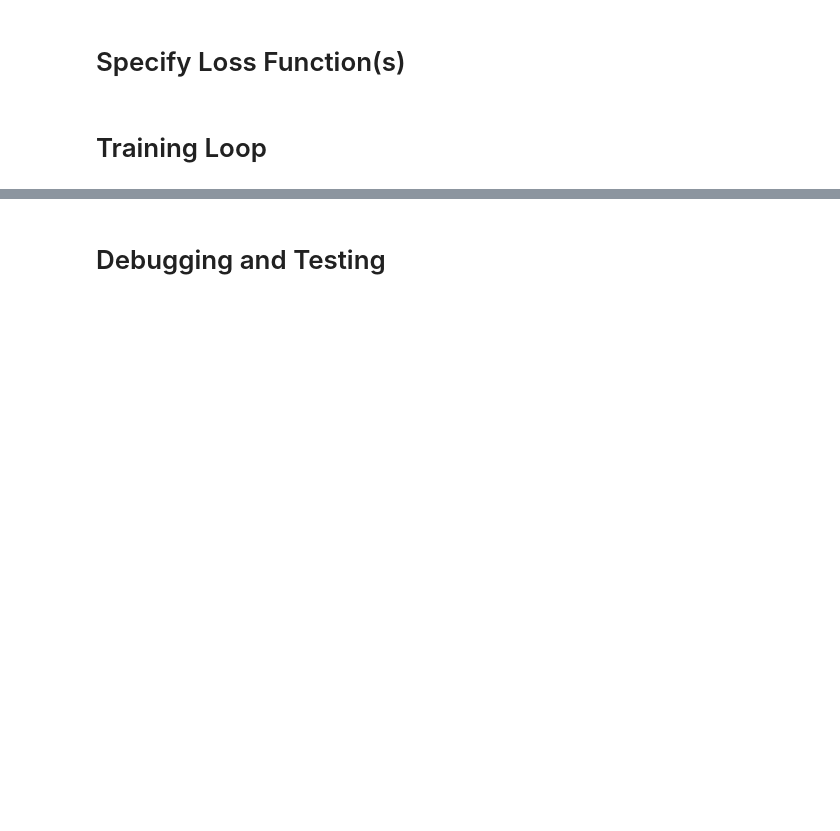
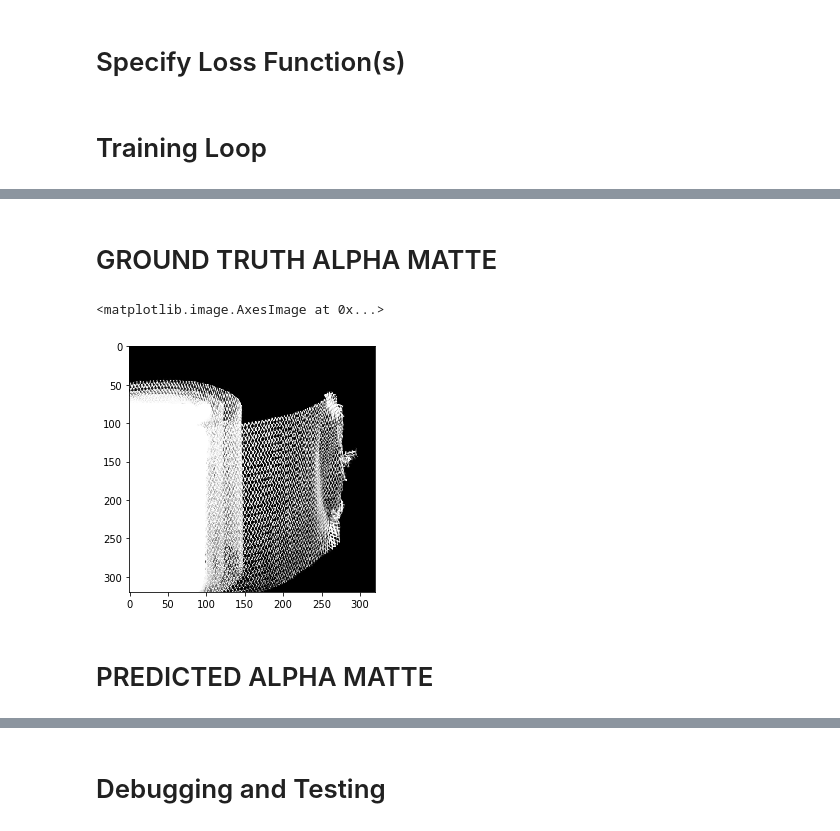
Before and after one commit to brendanvonhofe/telescope, a Jupyter notebook: deep_image_matting/deep_image_matting.ipynb, the cells around one changed output, grey strips where cells are left out. Drawn from its saved outputs; the diff is of its cells as text; code cells hidden in the pictures; blank space fills up the shorter version.

```diff
--- a/deep_image_matting/deep_image_matting.ipynb
+++ b/deep_image_matting/deep_image_matting.ipynb
@@ -331,0 +680,9 @@ ln.children
+# %% [markdown]
+# GROUND TRUTH ALPHA MATTE
+# %%
+io.imshow((m.numpy()[0]*255).astype(np.uint8))
+# %% [output]
+<matplotlib.image.AxesImage at 0x...>
+[figure, added]
+# %% [markdown]
+# PREDICTED ALPHA MATTE
```
Also changed, not shown: parts of 46 cells of this notebook, 4 other files.
